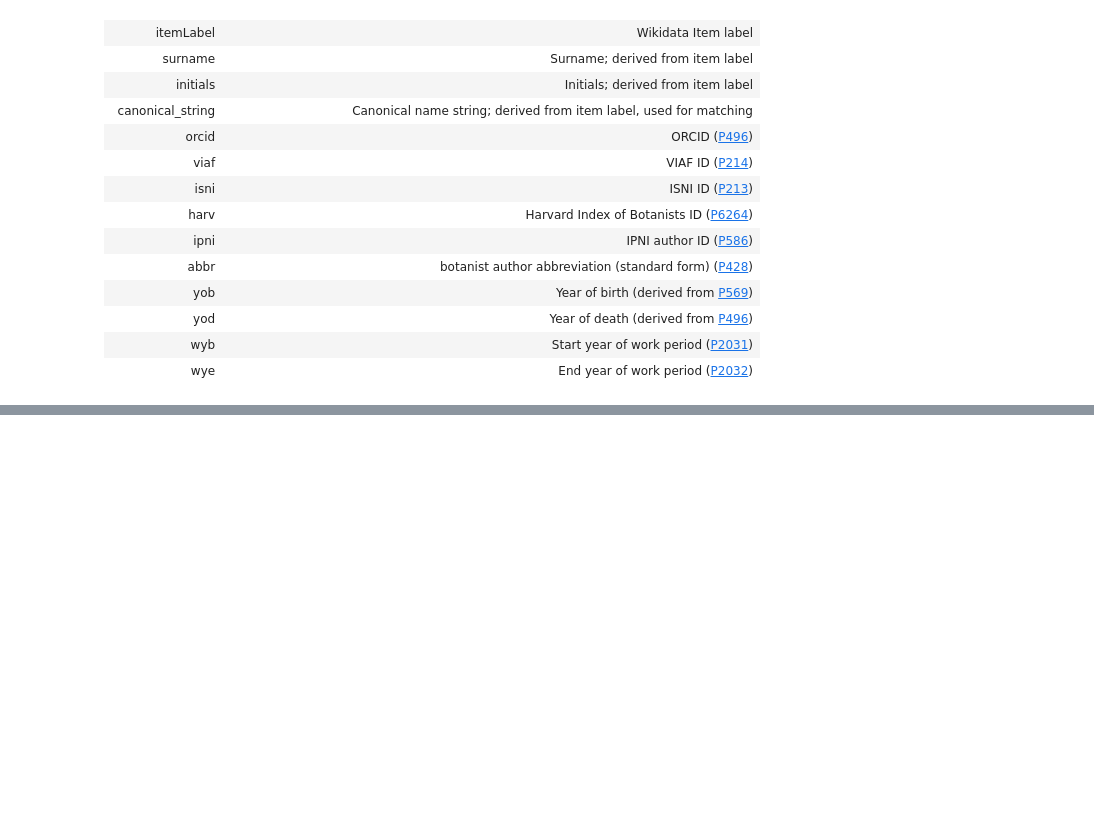
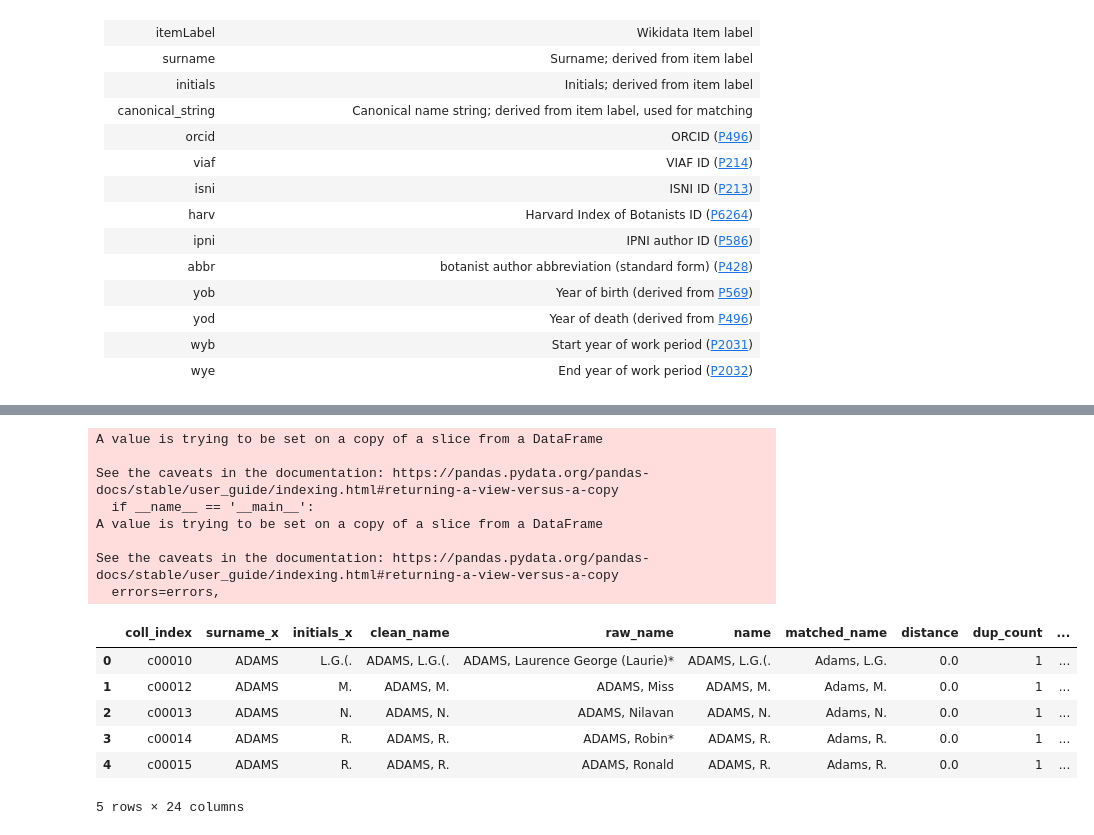
Before and after one commit to nielsklazenga/avh-collectors, a Jupyter notebook: match_names_to_wikidata_items.ipynb, the cells around one changed output, grey strips where cells are left out. Cells and saved outputs as stored; diff of their text form; code cells hidden in the pictures; blank space fills up the shorter version.

Commit message:
Matched CHAH collector names

```diff
--- a/match_names_to_wikidata_items.ipynb
+++ b/match_names_to_wikidata_items.ipynb
@@ -297,0 +312,26 @@ wye | End year of work period ([P2032](https://www.wikidata.org/wiki/Property:P2
+# %%
+chah_names = set(chah['clean_name'].values) # convert list to set for better performance
+
+import time
+start = time.time()
+print('Getting nearest neighbours...')
+distances, indices = getNearestN(chah_names)
+duration = time.time() - start
+print('Completed in:', duration, 's')
+
+chah_names = list(chah_names) # convert back to list
+
+print('Finding matches...')
+matches = []
+for i,j in enumerate(indices):
+  temp = [chah_names[i], wd_test.values[j][0][0], round(distances[i][0],2)]
+  matches.append(temp)
+
+print('Building data frame...')
+matches = pd.DataFrame(matches, columns=['name','matched_name','distance'])
+print('Done')
+
+matches = matches.sort_values(['distance'])
+matches = matches.reset_index()
+
+matches.head()
@@ -297,0 +350,31 @@ wye | End year of work period ([P2032](https://www.wikidata.org/wiki/Property:P2
+# %%
+chah_matches = pd.merge(chah, matches, left_on='clean_name', right_on='name')
+
+chah_matches_t1 = pd.merge(chah_matches, wikidata, left_on='matched_name', right_on='canonical_string')
+
+chah_matches_t2 = pd.merge(chah_matches_t1, wd_test, left_on='matched_name', right_on='canonical_string')
+chah_matches_t2.rename(columns={chah_matches_t2.columns.tolist()[-1]: 'dup_count'}, inplace=True)
+
+chah_matches_indiv = chah_matches_t2[['coll_index', 'surname_x', 'initials_x', 'clean_name', 'raw_name', 'name', 'matched_name', 'distance', 'dup_count', 'item', 'itemLabel', 'surname_y', 'initials_y', 'canonical_string', 'orcid', 'viaf', 'isni', 'harv', 'ipni', 'abbr', 'yob', 'yod', 'wyb', 'wye']]
+chah_matches_indiv.sort_values(['distance', 'dup_count'], inplace=True)
+chah_matches_indiv.reset_index(inplace=True)
+chah_matches_indiv.drop(columns=['index'], inplace=True)
+
+chah_matches_indiv.to_csv('data/chahcoll_wikidata_matches_indiv.csv')
+chah_matches_indiv.head()
+# %% [output]
+A value is trying to be set on a copy of a slice from a DataFrame
+
+See the caveats in the documentation: https://pandas.pydata.org/pandas-docs/stable/user_guide/indexing.html#returning-a-view-versus-a-copy
+  if __name__ == '__main__':
+A value is trying to be set on a copy of a slice from a DataFrame
+
+See the caveats in the documentation: https://pandas.pydata.org/pandas-docs/stable/user_guide/indexing.html#returning-a-view-versus-a-copy
+  errors=errors,
+|  | coll_index | surname_x | initials_x | clean_name | raw_name | name | matched_name | distance | dup_count | ... |
+| 0 | c00010 | ADAMS | L.G.(. | ADAMS, L.G.(. | ADAMS, Laurence George (Laurie)* | ADAMS, L.G.(. | Adams, L.G. | 0.0 | 1 | ... |
+| 1 | c00012 | ADAMS | M. | ADAMS, M. | ADAMS, Miss | ADAMS, M. | Adams, M. | 0.0 | 1 | ... |
+| 2 | c00013 | ADAMS | N. | ADAMS, N. | ADAMS, Nilavan | ADAMS, N. | Adams, N. | 0.0 | 1 | ... |
+| 3 | c00014 | ADAMS | R. | ADAMS, R. | ADAMS, Robin* | ADAMS, R. | Adams, R. | 0.0 | 1 | ... |
+| 4 | c00015 | ADAMS | R. | ADAMS, R. | ADAMS, Ronald | ADAMS, R. | Adams, R. | 0.0 | 1 | ... |
+5 rows × 24 columns
```
Also changed, not shown: parts of 4 cells of this notebook, 5 other files.
